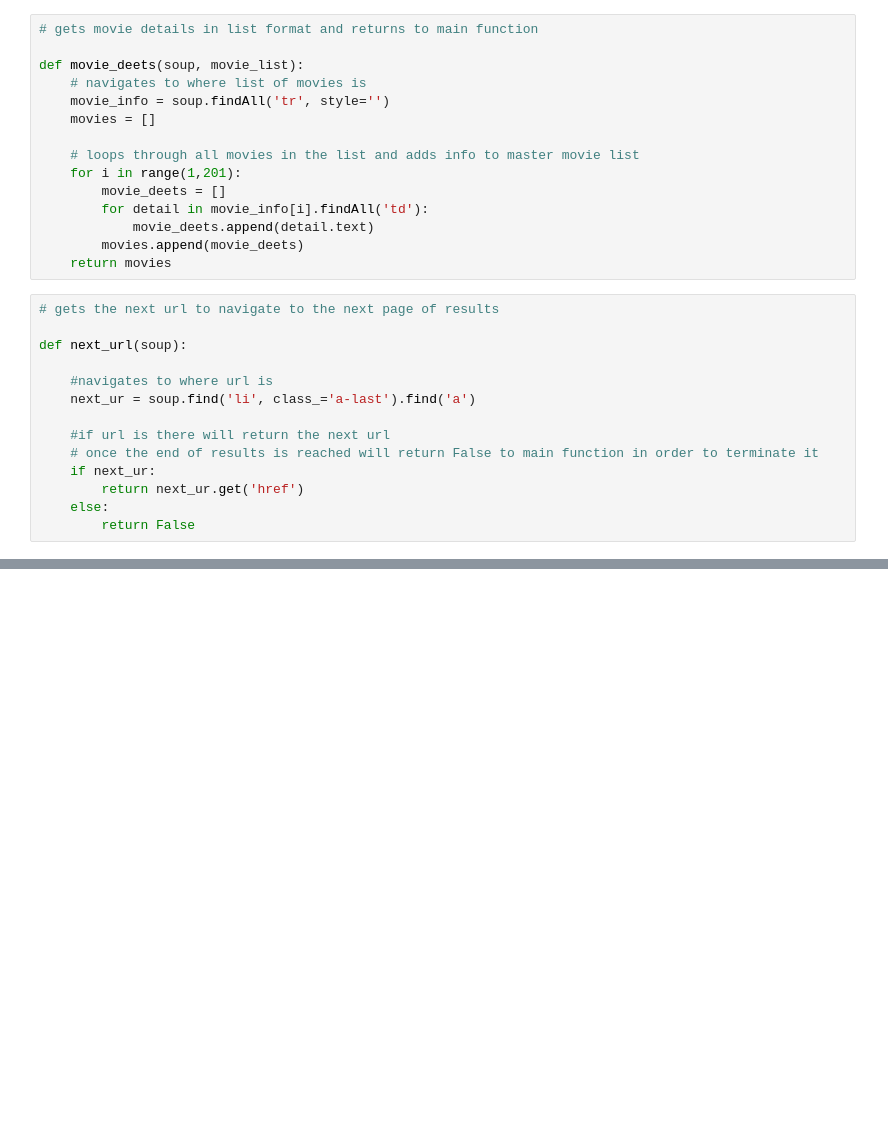
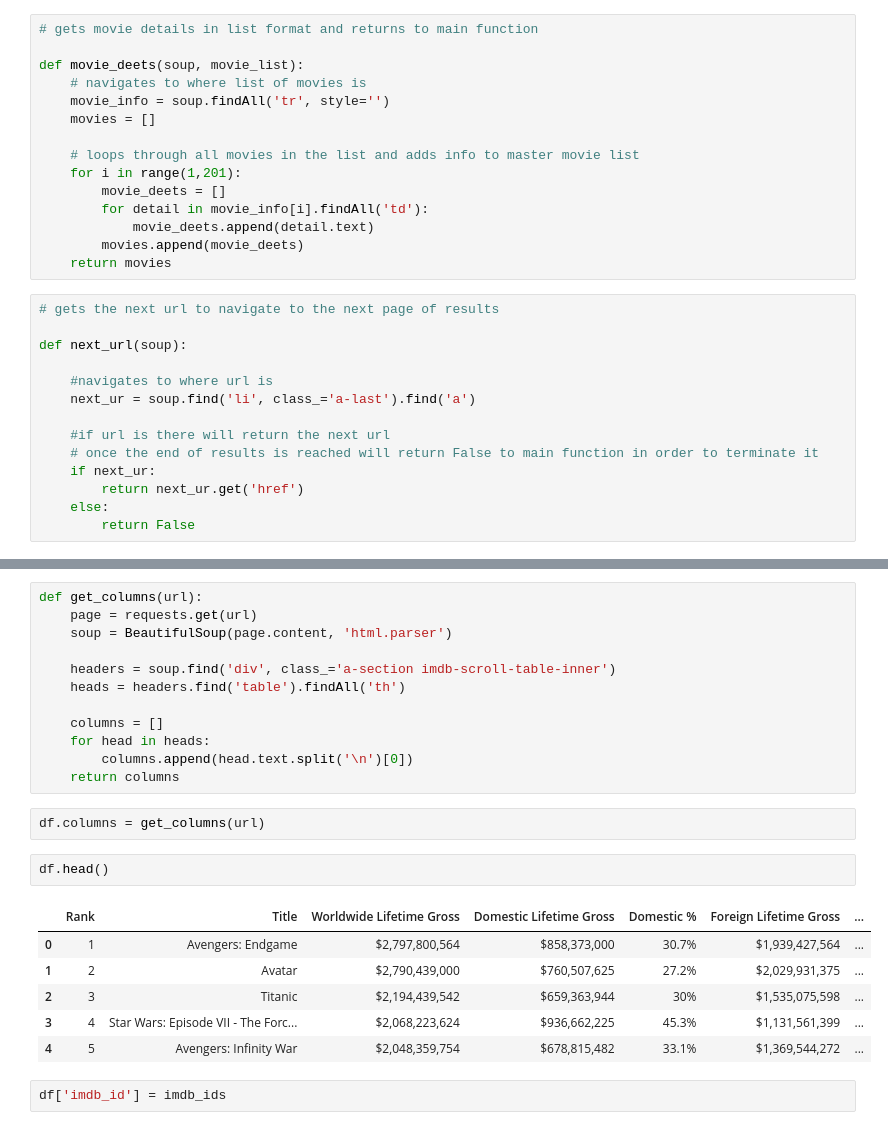
Before and after one commit to venusian2/mod_1_final, a Jupyter notebook: web_scraping_bom.ipynb, the cells around one changed output, grey strips where cells are left out. Drawn from its saved outputs; the diff is of its cells as text; blank space fills up the shorter version.

```diff
--- a/web_scraping_bom.ipynb
+++ b/web_scraping_bom.ipynb
@@ -79,0 +104,25 @@ len(imdb)
+# %%
+def get_columns(url):
+    page = requests.get(url)
+    soup = BeautifulSoup(page.content, 'html.parser')
+
+    headers = soup.find('div', class_='a-section imdb-scroll-table-inner')
+    heads = headers.find('table').findAll('th')
+
+    columns = []
+    for head in heads:
+        columns.append(head.text.split('\n')[0])
+    return columns
+# %%
+df.columns = get_columns(url)
+# %%
+df.head()
+# %% [output]
+|  | Rank | Title | Worldwide Lifetime Gross | Domestic Lifetime Gross | Domestic % | Foreign Lifetime Gross | ... |
+| 0 | 1 | Avengers: Endgame | $2,797,800,564 | $858,373,000 | 30.7% | $1,939,427,564 | ... |
+| 1 | 2 | Avatar | $2,790,439,000 | $760,507,625 | 27.2% | $2,029,931,375 | ... |
+| 2 | 3 | Titanic | $2,194,439,542 | $659,363,944 | 30% | $1,535,075,598 | ... |
+| 3 | 4 | Star Wars: Episode VII - The Forc... | $2,068,223,624 | $936,662,225 | 45.3% | $1,131,561,399 | ... |
+| 4 | 5 | Avengers: Infinity War | $2,048,359,754 | $678,815,482 | 33.1% | $1,369,544,272 | ... |
+# %%
+df['imdb_id'] = imdb_ids
```
Also changed, not shown: parts of 9 cells of this notebook, 1 other file.
